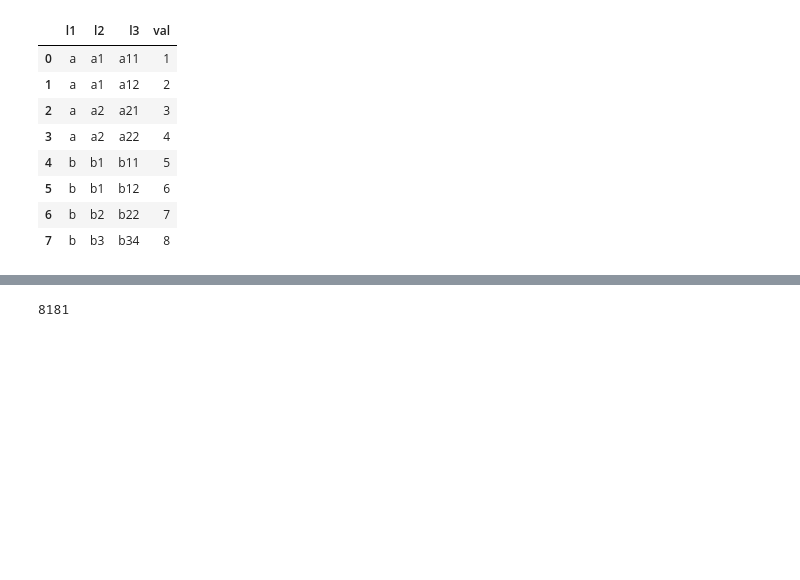
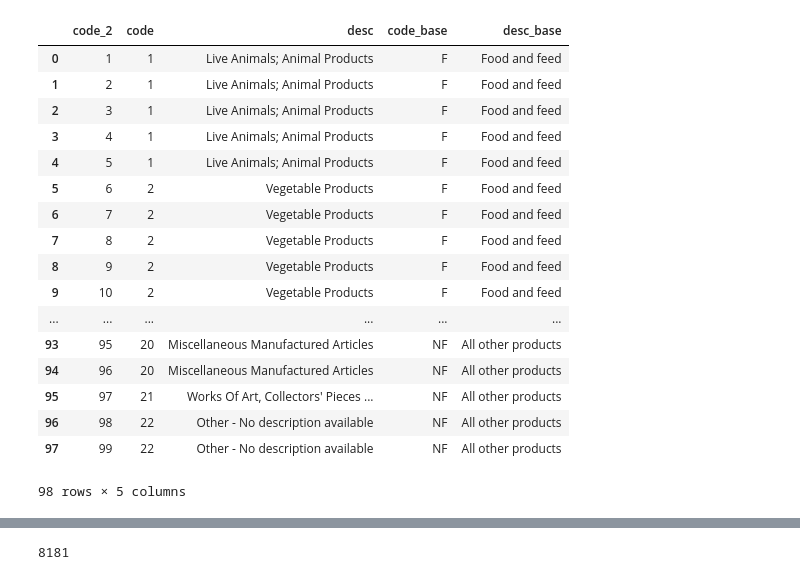
Before and after one commit to RobinL/HMRCTradeDataParser, a Jupyter notebook: Table to nested dictionary 3.ipynb, the cells around one changed output, grey strips where cells are left out. Drawn from its saved outputs; the diff is of its cells as text; code cells hidden in the pictures; blank space fills up the shorter version.

Commit message:
fixed lookup csv

```diff
--- a/Table to nested dictionary 3.ipynb
+++ b/Table to nested dictionary 3.ipynb
@@ -1,15 +1,2 @@
 # %%
 import pandas as pd
-# %%
-df = pd.read_json('{"l1":{"0":"a","1":"a","2":"a","3":"a","4":"b","5":"b","6":"b","7":"b"},"l2":{"0":"a1","1":"a1","2":"a2","3":"a2","4":"b1","5":"b1","6":"b2","7":"b3"},"l3":{"0":"a11","1":"a12","2":"a21","3":"a22","4":"b11","5":"b12","6":"b22","7":"b34"},"val":{"0":1,"1":2,"2":3,"3":4,"4":5,"5":6,"6":7,"7":8}}')
-df
-# %% [output]
-|  | l1 | l2 | l3 | val |
-| 0 | a | a1 | a11 | 1 |
-| 1 | a | a1 | a12 | 2 |
-| 2 | a | a2 | a21 | 3 |
-| 3 | a | a2 | a22 | 4 |
-| 4 | b | b1 | b11 | 5 |
-| 5 | b | b1 | b12 | 6 |
-| 6 | b | b2 | b22 | 7 |
-| 7 | b | b3 | b34 | 8 |
@@ -18,0 +3,22 @@ d = {"name": "root",
+# %%
+df = pd.read_csv("pycharm/specs/lookup_codes_1.csv", dtype={"code": str, "code_2":str}, encoding="utf-8")
+df
+# %% [output]
+|  | code_2 | code | desc | code_base | desc_base |
+| 0 | 1 | 1 | Live Animals; Animal Products | F | Food and feed |
+| 1 | 2 | 1 | Live Animals; Animal Products | F | Food and feed |
+| 2 | 3 | 1 | Live Animals; Animal Products | F | Food and feed |
+| 3 | 4 | 1 | Live Animals; Animal Products | F | Food and feed |
+| 4 | 5 | 1 | Live Animals; Animal Products | F | Food and feed |
+| 5 | 6 | 2 | Vegetable Products | F | Food and feed |
+| 6 | 7 | 2 | Vegetable Products | F | Food and feed |
+| 7 | 8 | 2 | Vegetable Products | F | Food and feed |
+| 8 | 9 | 2 | Vegetable Products | F | Food and feed |
+| 9 | 10 | 2 | Vegetable Products | F | Food and feed |
+| ... | ... | ... | ... | ... | ... |
+| 93 | 95 | 20 | Miscellaneous Manufactured Articles | NF | All other products |
+| 94 | 96 | 20 | Miscellaneous Manufactured Articles | NF | All other products |
+| 95 | 97 | 21 | Works Of Art, Collectors' Pieces ... | NF | All other products |
+| 96 | 98 | 22 | Other - No description available | NF | All other products |
+| 97 | 99 | 22 | Other - No description available | NF | All other products |
+98 rows × 5 columns
```
Also changed, not shown: parts of 7 cells of this notebook, 1 other file.
